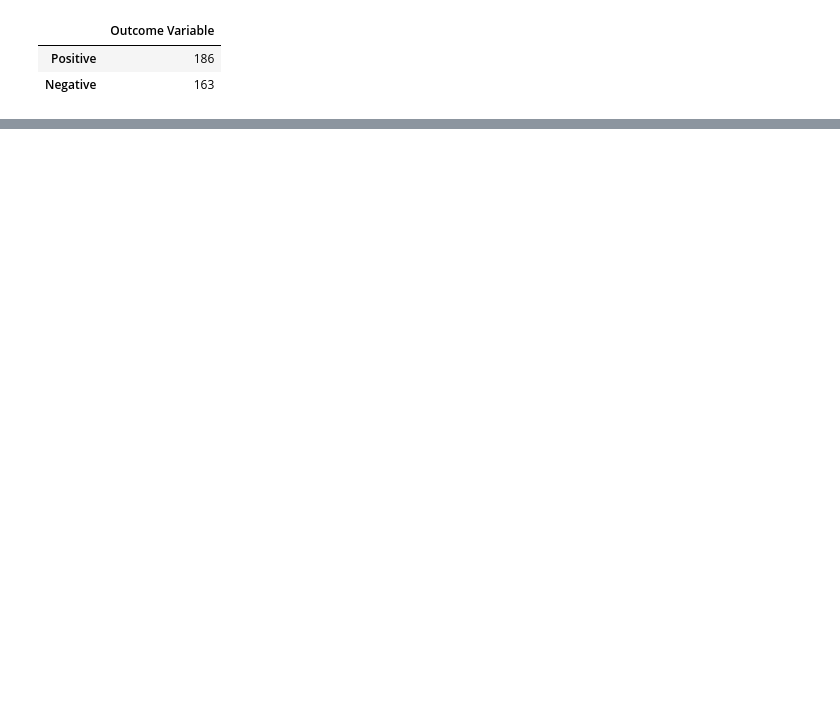
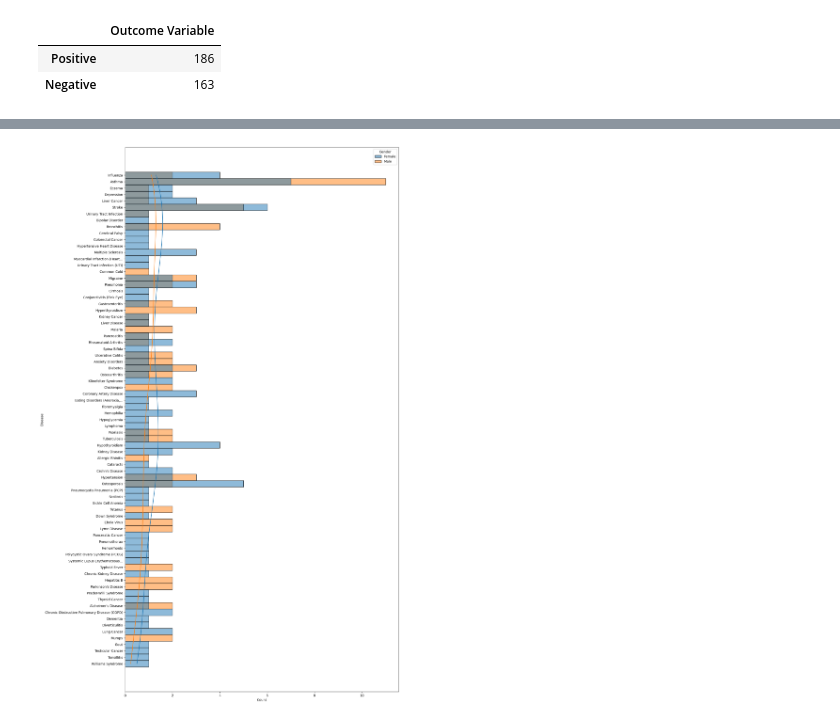
Before and after one commit to Joakimanochie/Data_analytics, a Jupyter notebook: Disease_symptoms.ipynb, the cells around one changed output, grey strips where cells are left out. Saved outputs shown, nothing was run; the diff lists cells and outputs as text; code cells hidden in the pictures; blank space fills up the shorter version.

```diff
--- a/Disease_symptoms.ipynb
+++ b/Disease_symptoms.ipynb
@@ -58,0 +56,3 @@ disease['Outcome Variable'].value_counts().to_frame()
+# %%
+positive = disease[disease['Outcome Variable'] == 'Positive']
+positive
@@ -58,0 +73,6 @@ disease['Outcome Variable'].value_counts().to_frame()
+# %%
+fig, ax = plt.subplots(figsize=(15, 30))
+sns.histplot(data = positive, y = "Disease", kde = True, hue = "Gender")
+plt.show()
+# %% [output]
+[figure, added]
```
Also changed, not shown: parts of 6 cells of this notebook.
